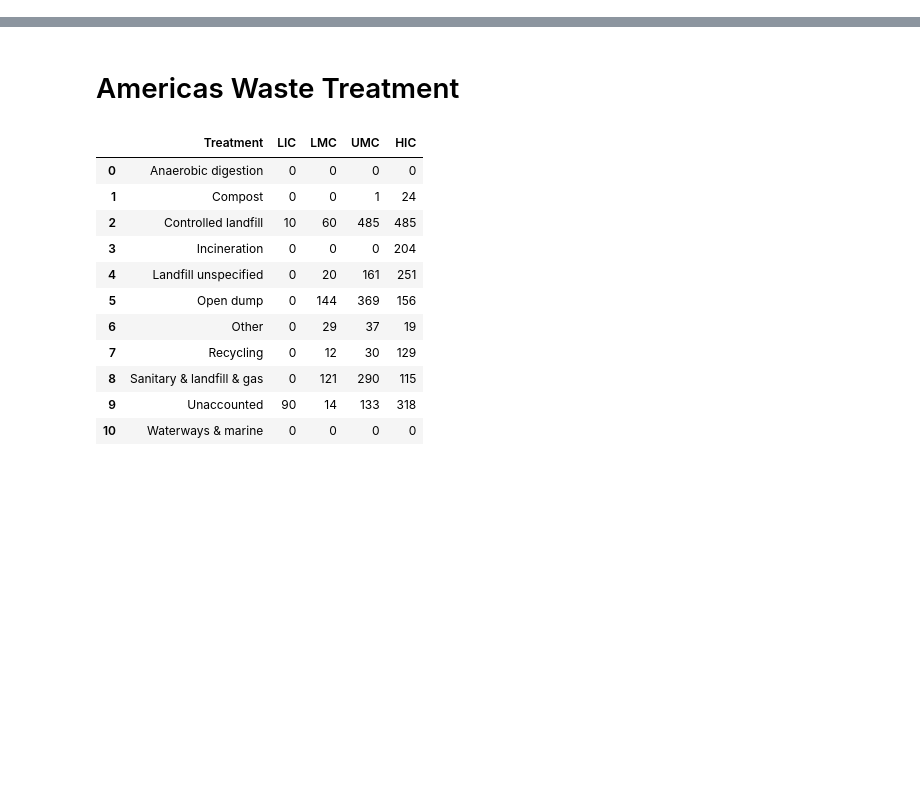
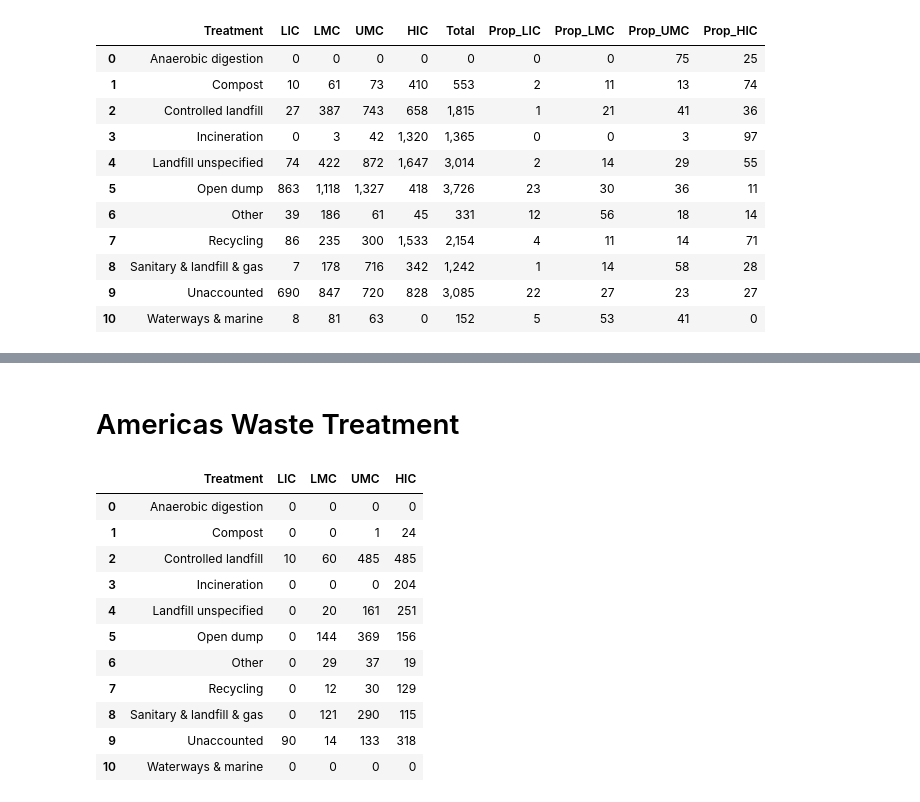
Before and after one commit to ShilpaMuralidhar/WasteManagement, a Jupyter notebook: Data_Science/Treatment.ipynb, the cells around one changed output, grey strips where cells are left out. Cells and saved outputs as stored; diff of their text form; code cells hidden in the pictures; blank space fills up the shorter version.

```diff
--- a/Data_Science/Treatment.ipynb
+++ b/Data_Science/Treatment.ipynb
@@ -68,0 +34,57 @@ Treatment.fillna(0).set_index('country_name')
+# %%
+Treatment_LIC = Treatment.groupby('income_id').get_group('LIC').fillna(0).drop_duplicates().set_index('country_name')
+df1 = Treatment_LIC.sum(axis=0)
+df_LIC= pd.DataFrame(df1)
+
+Treatment_LMC = Treatment.groupby('income_id').get_group('LMC').fillna(0).drop_duplicates().set_index('country_name')
+df2 = Treatment_LMC.sum(axis=0)
+df_LMC= pd.DataFrame(df2)
+
+Treatment_UMC = Treatment.groupby('income_id').get_group('UMC').fillna(0).drop_duplicates().set_index('country_name')
+df3 = Treatment_UMC.sum(axis=0)
+df_UMC= pd.DataFrame(df3)
+
+Treatment_HIC = Treatment.groupby('income_id').get_group('HIC').fillna(0).drop_duplicates().set_index('country_name')
+df4 = Treatment_HIC.sum(axis=0)
+df_HIC= pd.DataFrame(df4)
+
+df_Treatment = pd.concat([df_LIC,df_LMC,df_UMC,df_HIC ], axis=1)
+df_Treatment.columns=["LIC", "LMC", "UMC", "HIC"]
+df_Treatment.index.names = ['Treatment']
+df_Treatment["Total"] = df_Treatment["LIC"] + df_Treatment["LMC"] + df_Treatment["UMC"] + df_Treatment["HIC"]
+
+df_world = df_Treatment.drop(['income_id'])
+
+df_world["Total"] = df_world["Total"].astype(float)
+df_world["Prop_LIC"] = ((df_world["LIC"] / df_world["Total"]) * 100).astype(float)
+df_world["Prop_LMC"] = ((df_world["LMC"] / df_world["Total"]) * 100).astype(float)
+df_world["Prop_UMC"] = ((df_world["UMC"]/ df_world["Total"]) * 100).astype(float)
+df_world["Prop_HIC"] = ((df_world["HIC"]/ df_world["Total"]) * 100).astype(float)
+df_world
+
+
+df=df_world.rename(index = {'waste_treatment_anaerobic_digestion_percent':'Anaerobic digestion',
+                      'waste_treatment_compost_percent': 'Compost',
+                      'waste_treatment_controlled_landfill_percent': 'Controlled landfill',
+                      'waste_treatment_incineration_percent':'Incineration',
+                      'waste_treatment_landfill_unspecified_percent':'Landfill unspecified',
+                      'waste_treatment_open_dump_percent':'Open dump',
+                      'waste_treatment_other_percent':'Other',
+                      'waste_treatment_recycling_percent':'Recycling',
+                      'waste_treatment_sanitary_landfill_landfill_gas_system_percent':'Sanitary & landfill & gas',
+                      'waste_treatment_unaccounted_for_percent':'Unaccounted',
+                      'waste_treatment_waterways_marine_percent':'Waterways & marine'})
+df.reset_index()
+# %% [output]
+|  | Treatment | LIC | LMC | UMC | HIC | Total | Prop_LIC | Prop_LMC | Prop_UMC | Prop_HIC |
+| 0 | Anaerobic digestion | 0 | 0 | 0 | 0 | 0 | 0 | 0 | 75 | 25 |
+| 1 | Compost | 10 | 61 | 73 | 410 | 553 | 2 | 11 | 13 | 74 |
+| 2 | Controlled landfill | 27 | 387 | 743 | 658 | 1,815 | 1 | 21 | 41 | 36 |
+| 3 | Incineration | 0 | 3 | 42 | 1,320 | 1,365 | 0 | 0 | 3 | 97 |
+| 4 | Landfill unspecified | 74 | 422 | 872 | 1,647 | 3,014 | 2 | 14 | 29 | 55 |
+| 5 | Open dump | 863 | 1,118 | 1,327 | 418 | 3,726 | 23 | 30 | 36 | 11 |
+| 6 | Other | 39 | 186 | 61 | 45 | 331 | 12 | 56 | 18 | 14 |
+| 7 | Recycling | 86 | 235 | 300 | 1,533 | 2,154 | 4 | 11 | 14 | 71 |
+| 8 | Sanitary & landfill & gas | 7 | 178 | 716 | 342 | 1,242 | 1 | 14 | 58 | 28 |
+| 9 | Unaccounted | 690 | 847 | 720 | 828 | 3,085 | 22 | 27 | 23 | 27 |
+| 10 | Waterways & marine | 8 | 81 | 63 | 0 | 152 | 5 | 53 | 41 | 0 |
```
Also changed, not shown: parts of 3 cells of this notebook.
